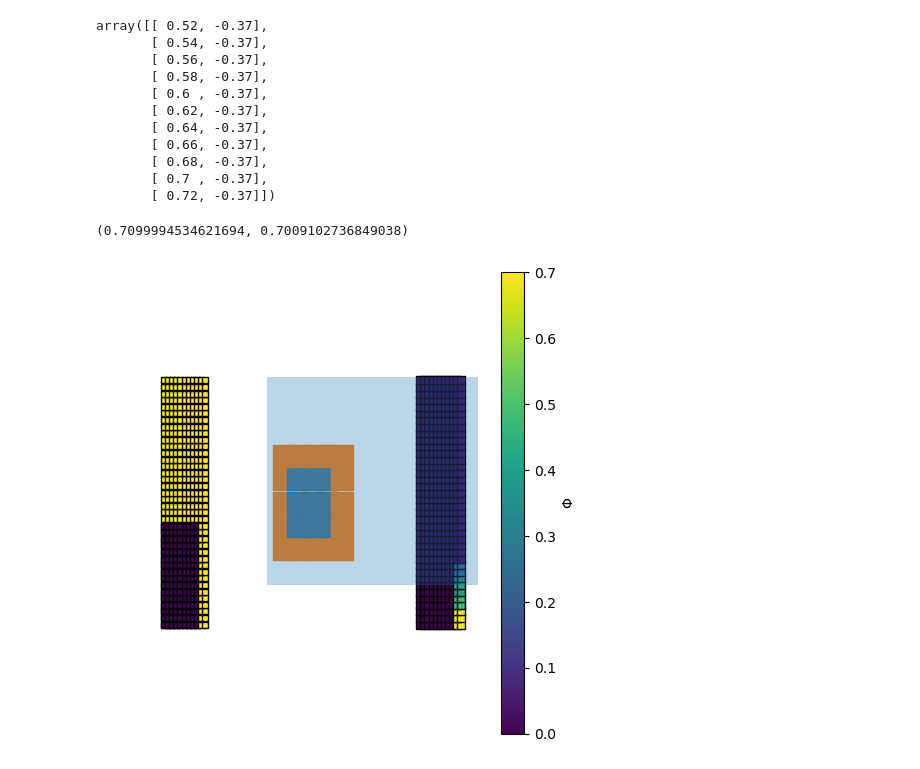
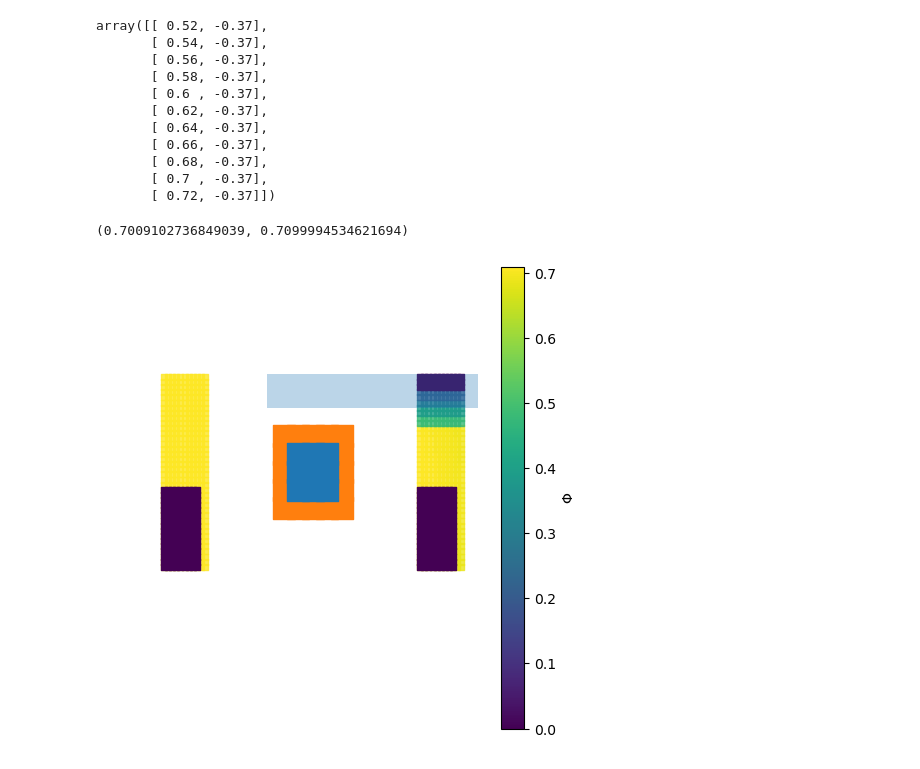
Before and after one commit to AsiiaPine/optical_model, a Jupyter notebook: calc_from_paper.ipynb, the cells around one changed output. Saved outputs shown, nothing was run; the diff lists cells and outputs as text; code cells hidden in the pictures.

```diff
--- a/calc_from_paper.ipynb
+++ b/calc_from_paper.ipynb
@@ -314,6 +314,10 @@ for i in range(PT_matrix_ref.shape[0]):
             # edgecolors="black",
             label="PT reference",
         )
+# Визуализируем матрицу 1
+for i in range(PT_matrix_ref.shape[0]):
+    for j in range(PT_matrix_ref.shape[1]):
+        x, y = PT_matrix_ref[i][j]
         if pt_blindness[i, j] == 0:
             scatter_list[1] = ax.scatter(
                 x,
@@ -343,6 +347,9 @@ for i in range(PT_matrix.shape[0]):
             # edgecolors="black",
             label="PT cell",
         )
+for i in range(PT_matrix.shape[0]):
+    for j in range(PT_matrix.shape[1]):
+        x, y = PT_matrix[i][j]
         if pt_blindness[i, j] == 0:
             ax.scatter(
                 x, y, color=labels_colors[map_list["PT passive cell"]],
@@ -362,11 +369,16 @@ for i in range(LED_matrix.shape[0]):
             color=labels_colors[map_list["LED cell"]],
             marker="s",
             s=250,
+            alpha=0.8,
+
             edgecolors=labels_colors[map_list["LED cell"]] ,
-            alpha=0.8,
+            # alpha=0.8,
             # edgecolors="black",
             label="LED cell",
         )
+for i in range(LED_matrix.shape[0]):
+    for j in range(LED_matrix.shape[1]):
+        x, y = LED_matrix[i][j]
         if LED_blindness_matrix[i, j] == 0:
             scatter_list[3] = ax.scatter(
                 x,
@@ -374,11 +386,12 @@ for i in range(LED_matrix.shape[0]):
                 color=labels_colors[map_list["LED passive cell"]],
                 marker="s",
                 s=250,
-                alpha=0.8,
+                # alpha=0.8,
                 edgecolors=labels_colors[map_list["LED passive cell"]] ,
 
                 label="LED passive cell",
             )
+
 
 
 x, y = np.random.rand(2, len(colors))
@@ -731,7 +744,7 @@ print(pt_ys)
 # len(extreme_ys_led), len(pt_ys), ld_ys
 # %%
 # Current height if the barrier lower edge
-y_barrier = -0.25
+y_barrier = 0.25
 # Depth of the barrier (along Z axis)
 barrier_depth = 0.01
 # Z position of the barrier (along the axis of direct light)
@@ -797,7 +812,7 @@ for i in range(PT_matrix.shape[0]):
 # %%
 np.max(PT_intensity - PT_intensity_barr), np.max(PT_intensity_barr)
 # %% [output]
-(0.7099994534621694, 0.7009102736849038)
+(0.7009102736849039, 0.7099994534621694)
 # %%
 # from matplotlib.collections import PatchCollection
 # from matplotlib.patches import Rectangle
@@ -887,13 +902,17 @@ for i in range(PT_matrix_ref.shape[0]):
             marker="s",
             s=25,
             # edgecolors=labels_colors[map_list["PT reference"]] ,
-            # alpha=0.8,
+            alpha=0.8,
 
-            edgecolors="black",
+            # edgecolors="black",
             label="PT reference",
             vmin=np.min(PT_intensity_barr),
             vmax=np.max(PT_intensity_barr),
         )
+
+for i in range(PT_matrix_ref.shape[0]):
+    for j in range(PT_matrix_ref.shape[1]):
+        x, y = PT_matrix_ref[i][j]
         if pt_blindness[i, j] == 0:
             scatter_list[1] = ax.scatter(
                 x,
@@ -901,9 +920,9 @@ for i in range(PT_matrix_ref.shape[0]):
                 c=labels_colors[map_list["PT reference passive cell"]],
                 marker="s",
                 s=25,
-                edgecolors="black",
+                # edgecolors="black",
 
-                # alpha=0.8,
+                alpha=1,
 
                 # edgecolors=labels_colors[map_list["PT reference passive cell"]] ,
 
@@ -918,9 +937,28 @@ for i in range(PT_matrix.shape[0]):
         im = ax.scatter(
             x,
             y,
-            c=0 if pt_blindness[i, j] == 0 else PT_intensity_barr[i, j],
+            c=PT_intensity_barr[i, j],
             marker="s",
-            edgecolors='black',
+            s=25,
+            alpha=1 if PT_intensity_barr[i, j] == 0 else 0.8,
+
+            # edgecolors='black',
+            vmin=np.min(PT_intensity_barr),
+            vmax=np.max(PT_intensity_barr),
+        )
+for i in range(PT_matrix.shape[0]):
+    for j in range(PT_matrix.shape[1]):
+        x, y = PT_matrix[i][j]
+        if pt_blindness[i, j] == 0:
+            im = ax.scatter(
+            x,
+            y,
+            c=0,
+            marker="s",
+            s=25,
+            # alpha=0.8 if PT_intensity_barr[i, j] + pt_blindness[i, j] == 0 else 1,
+
+            # edgecolors='black',
             vmin=np.min(PT_intensity_barr),
             vmax=np.max(PT_intensity_barr),
         )
@@ -935,12 +973,16 @@ for i in range(LED_matrix.shape[0]):
             color=labels_colors[map_list["LED cell"]],
             marker="s",
             s=250,
+            # alpha=1,
 
             edgecolors=labels_colors[map_list["LED cell"]] ,
             # alpha=0.8,
             # edgecolors="black",
             label="LED cell",
         )
+for i in range(LED_matrix.shape[0]):
+    for j in range(LED_matrix.shape[1]):
+        x, y = LED_matrix[i][j]
         if LED_blindness_matrix[i, j] == 0:
             scatter_list[3] = ax.scatter(
                 x,
@@ -948,7 +990,7 @@ for i in range(LED_matrix.shape[0]):
                 color=labels_colors[map_list["LED passive cell"]],
                 marker="s",
                 s=250,
-                alpha=0.8,
+                # alpha=0.8,
                 edgecolors=labels_colors[map_list["LED passive cell"]] ,
 
                 label="LED passive cell",
@@ -963,32 +1005,32 @@ for i in range(LED_matrix.shape[0]):
 
 # ax.annotate("PT Reference", xy=(PT_matrix_ref[0][int(n_pt_columns/2)]), color=text_color,
 #             xytext=(-30,-16), textcoords="offset points", weight='bold',)
 
 # ax.annotate("PT Measuring", xy=(PT_matrix[0][int(n_pt_columns/2)]), color=text_color,
 #             xytext=(-30,-16), textcoords="offset points", weight='bold',)
 
 # ax.annotate("LED", xy=(LED_matrix[0][int(n_columns/2)]), color=text_color,
 #             xytext=(-10,-20), textcoords="offset points", weight='bold',)
 
 xy = -X, y_barrier
 height = Y/2 - y_barrier
 width = X + 0.8
 
 ax.add_patch(Rectangle(xy, width=width, height=height, alpha=0.3))
 # cf = plt.contourf(PT_intensity_barr, levels=(0, 2.5, 5, 7.5, 10))
 cb = fig.colorbar(im, ax=ax, label='$\Phi$')
 cb.set_ticklabels([0, 0.5, 1.00, round(np.min(PT_intensity_barr), 2),round(np.max(PT_intensity_barr), 2)])
 
 
 # fig.colorbar(im, ax=ax)
 
 # ax.add_artist(legend1)
 
 ax.set_axis_off()
 ax.set_xlim((-1, 0.8))
-ax.set_ylim((-0.7, 0.7))
+ax.set_ylim((-1, 0.8))
 
 # Отображаем график
 plt.show()
 # %% [output]
-[figure, old version]
+[figure, new version]
```
Also changed, not shown: parts of 2 cells of this notebook.
